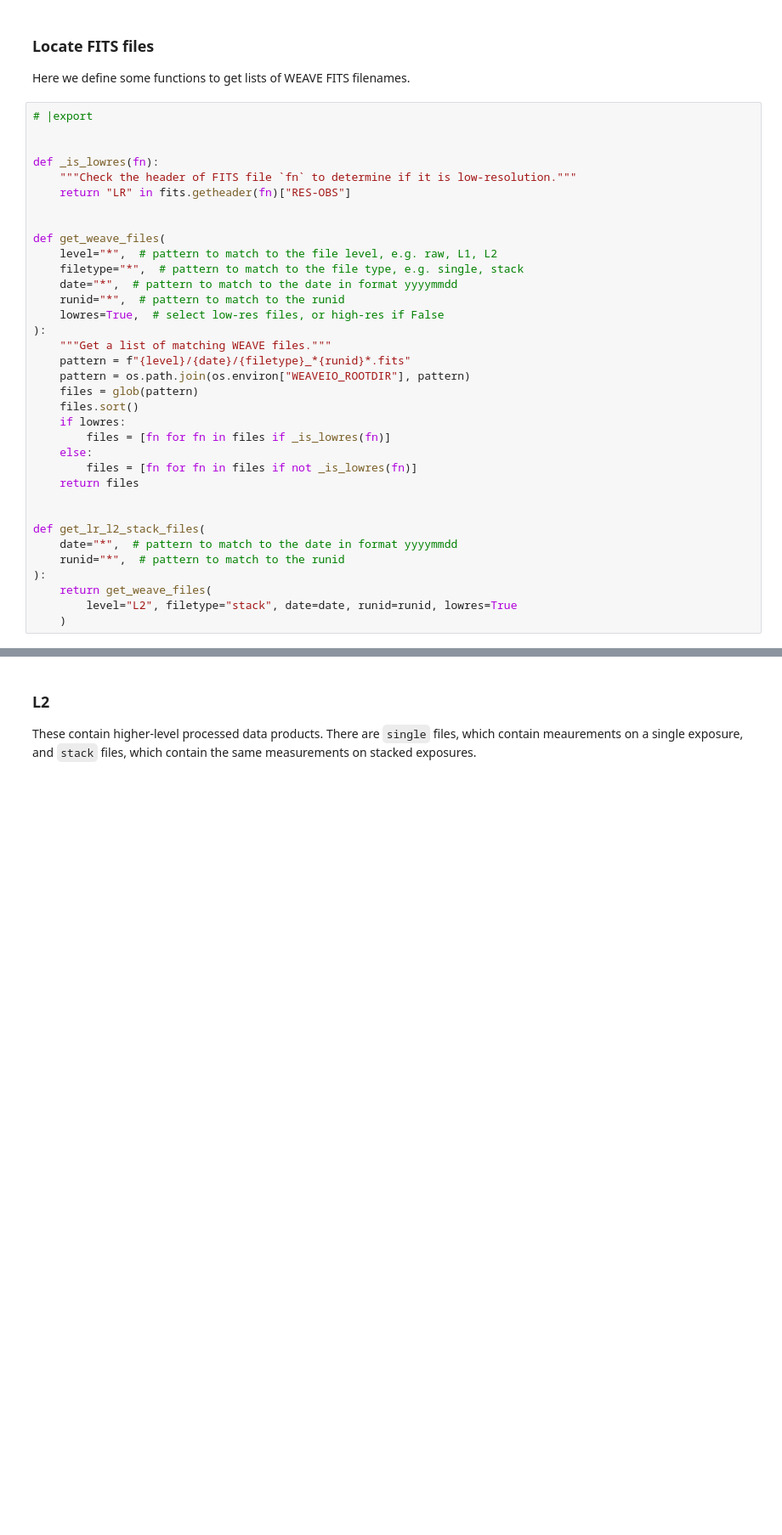
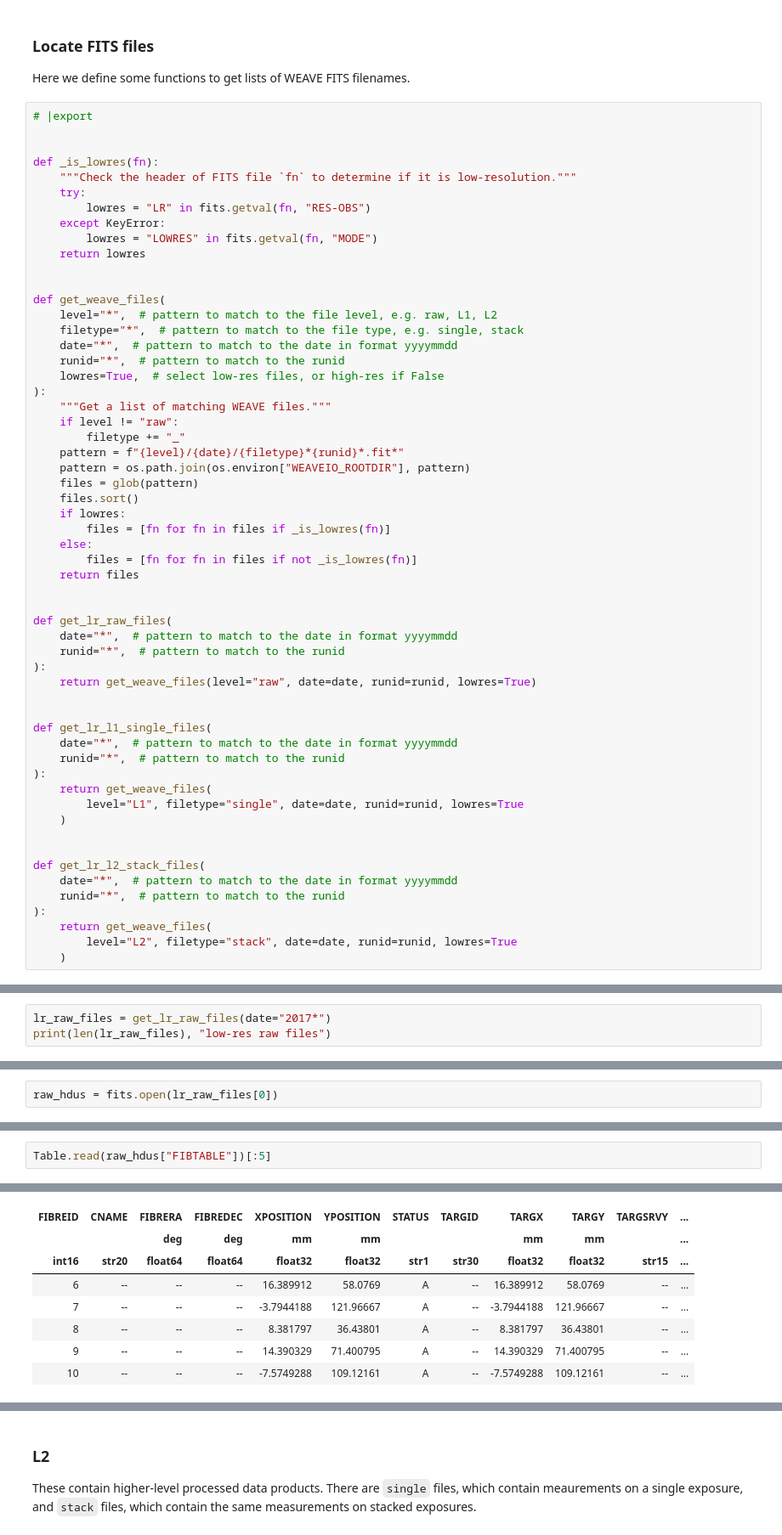
Before and after one commit to bamford/qagmire, a Jupyter notebook: nbs/01_data.ipynb, the cells around one changed output, grey strips where cells are left out. Shown at 85% size. Saved outputs shown, nothing was run; the diff lists cells and outputs as text; blank space fills up the shorter version.

```diff
--- a/nbs/01_data.ipynb
+++ b/nbs/01_data.ipynb
@@ -161,7 +215,11 @@ Here we define some functions to get lists of WEAVE FITS filenames.
 
 def _is_lowres(fn):
     """Check the header of FITS file `fn` to determine if it is low-resolution."""
-    return "LR" in fits.getheader(fn)["RES-OBS"]
+    try:
+        lowres = "LR" in fits.getval(fn, "RES-OBS")
+    except KeyError:
+        lowres = "LOWRES" in fits.getval(fn, "MODE")
+    return lowres
 
 
 def get_weave_files(
@@ -172,7 +230,9 @@ def get_weave_files(
     lowres=True,  # select low-res files, or high-res if False
 ):
     """Get a list of matching WEAVE files."""
-    pattern = f"{level}/{date}/{filetype}_*{runid}*.fits"
+    if level != "raw":
+        filetype += "_"
+    pattern = f"{level}/{date}/{filetype}*{runid}*.fit*"
     pattern = os.path.join(os.environ["WEAVEIO_ROOTDIR"], pattern)
     files = glob(pattern)
     files.sort()
@@ -183,6 +243,22 @@ def get_weave_files(
     return files
 
 
+def get_lr_raw_files(
+    date="*",  # pattern to match to the date in format yyyymmdd
+    runid="*",  # pattern to match to the runid
+):
+    return get_weave_files(level="raw", date=date, runid=runid, lowres=True)
+
+
+def get_lr_l1_single_files(
+    date="*",  # pattern to match to the date in format yyyymmdd
+    runid="*",  # pattern to match to the runid
+):
+    return get_weave_files(
+        level="L1", filetype="single", date=date, runid=runid, lowres=True
+    )
+
+
 def get_lr_l2_stack_files(
     date="*",  # pattern to match to the date in format yyyymmdd
     runid="*",  # pattern to match to the runid
@@ -192,0 +301,3 @@ def get_lr_l2_stack_files(
+# %%
+lr_raw_files = get_lr_raw_files(date="2017*")
+print(len(lr_raw_files), "low-res raw files")
@@ -192,0 +306,2 @@ def get_lr_l2_stack_files(
+# %%
+raw_hdus = fits.open(lr_raw_files[0])
@@ -192,0 +379,3 @@ def get_lr_l2_stack_files(
+# %%
+Table.read(raw_hdus["FIBTABLE"])[:5]
+# %% [output]
@@ -192,0 +383,8 @@ def get_lr_l2_stack_files(
+| FIBREID | CNAME | FIBRERA | FIBREDEC | XPOSITION | YPOSITION | STATUS | TARGID | TARGX | TARGY | TARGSRVY | ... |
+|  |  | deg | deg | mm | mm |  |  | mm | mm |  | ... |
+| int16 | str20 | float64 | float64 | float32 | float32 | str1 | str30 | float32 | float32 | str15 | ... |
+| 6 | -- | -- | -- | 16.389912 | 58.0769 | A | -- | 16.389912 | 58.0769 | -- | ... |
+| 7 | -- | -- | -- | -3.7944188 | 121.96667 | A | -- | -3.7944188 | 121.96667 | -- | ... |
+| 8 | -- | -- | -- | 8.381797 | 36.43801 | A | -- | 8.381797 | 36.43801 | -- | ... |
+| 9 | -- | -- | -- | 14.390329 | 71.400795 | A | -- | 14.390329 | 71.400795 | -- | ... |
+| 10 | -- | -- | -- | -7.5749288 | 109.12161 | A | -- | -7.5749288 | 109.12161 | -- | ... |
```
Also changed, not shown: parts of 74 cells of this notebook, 3 other files.
